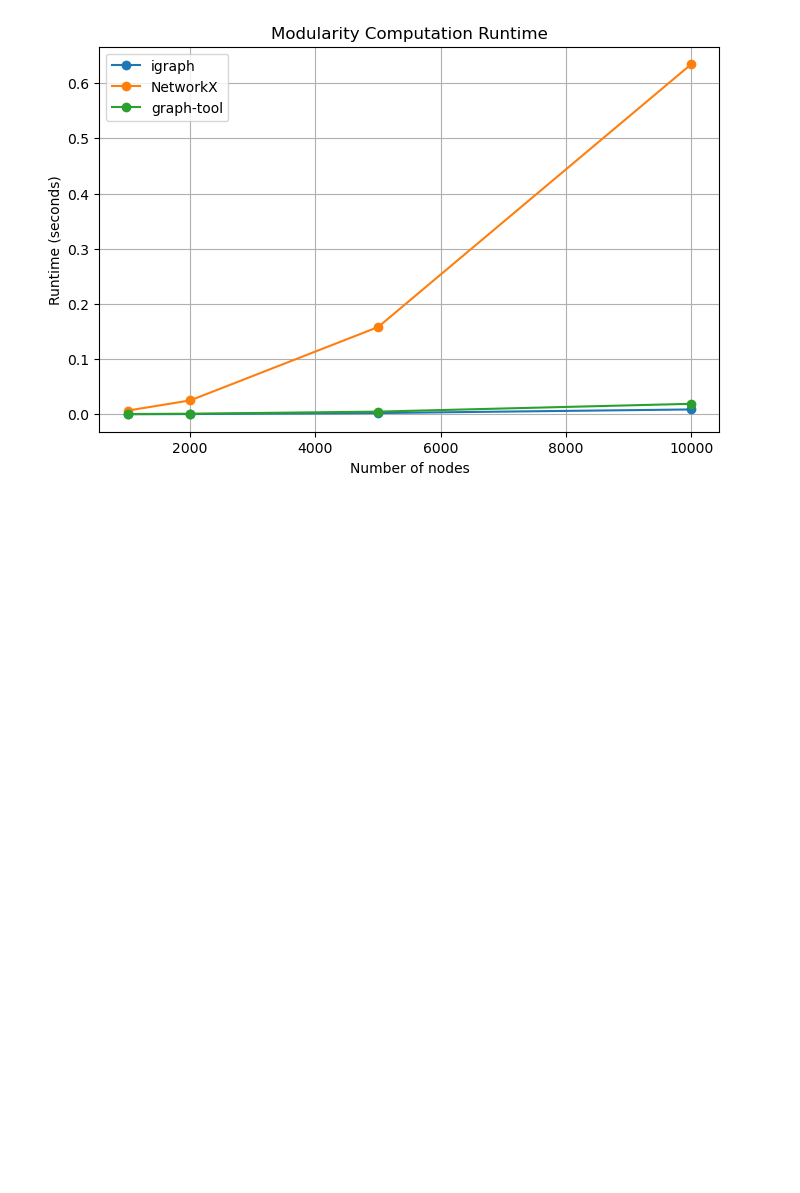
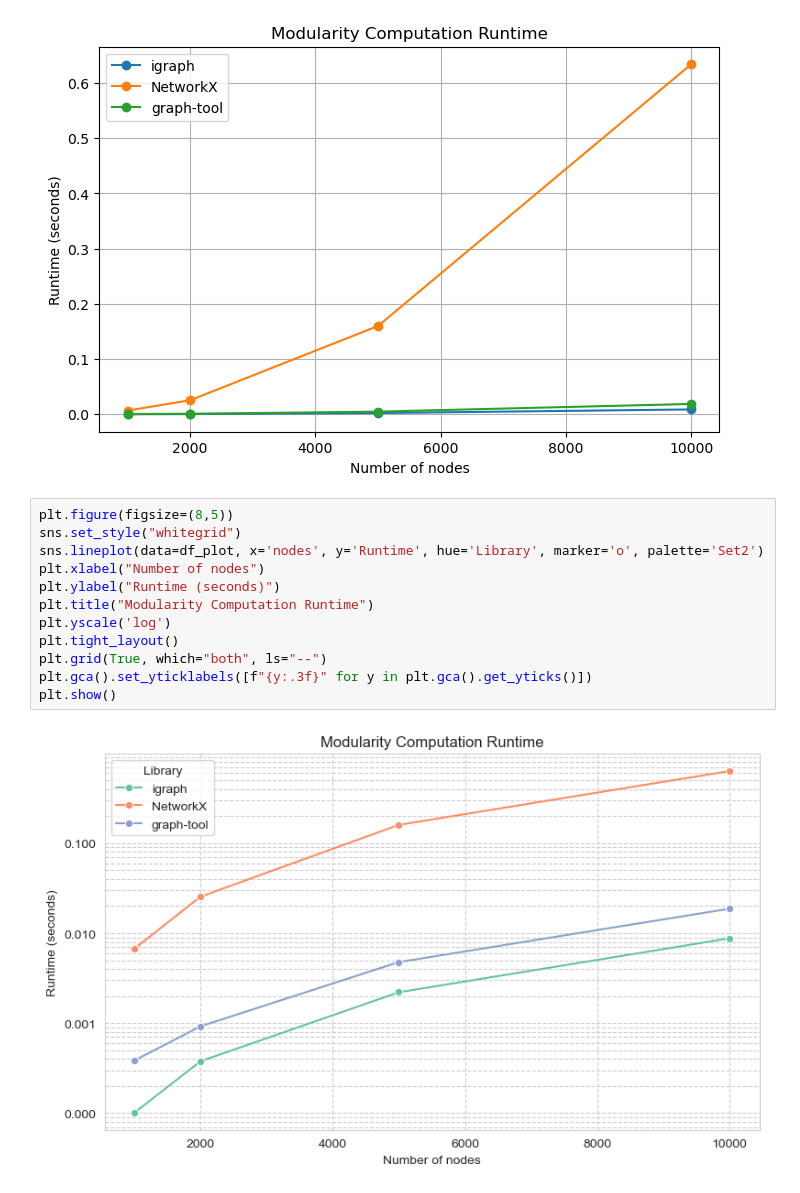
Before and after one commit to SonyCSLParis/STDL, a Jupyter notebook: benchmarking/modularity_test.ipynb, the cells around one changed output. Drawn from its saved outputs; the diff is of its cells as text; blank space fills up the shorter version.

Commit message:
create modularity graph

```diff
--- a/benchmarking/modularity_test.ipynb
+++ b/benchmarking/modularity_test.ipynb
@@ -156,3 +156,17 @@ plt.grid(True)
 plt.show()
 # %% [output]
 [figure]
+# %%
+plt.figure(figsize=(8,5))
+sns.set_style("whitegrid")
+sns.lineplot(data=df_plot, x='nodes', y='Runtime', hue='Library', marker='o', palette='Set2')
+plt.xlabel("Number of nodes")
+plt.ylabel("Runtime (seconds)")
+plt.title("Modularity Computation Runtime")
+plt.yscale('log')
+plt.tight_layout()
+plt.grid(True, which="both", ls="--")
+plt.gca().set_yticklabels([f"{y:.3f}" for y in plt.gca().get_yticks()])
+plt.show()
+# %% [output]
+[figure, added]
```
Also changed, not shown: parts of 4 cells of this notebook, 1 other file.
